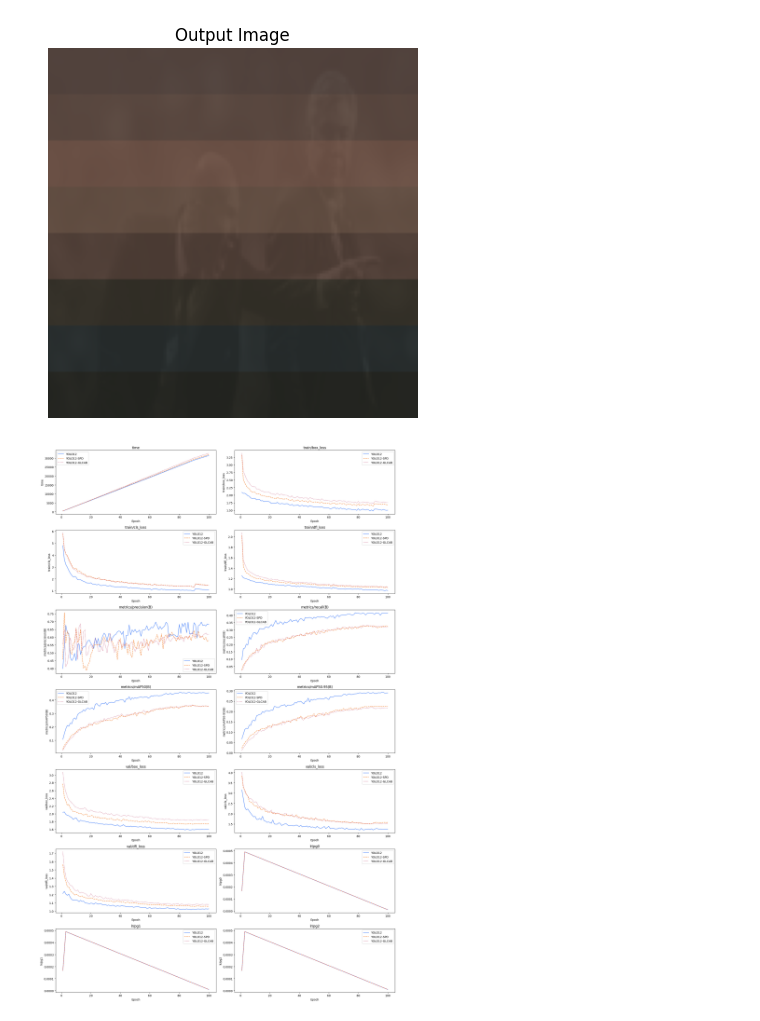
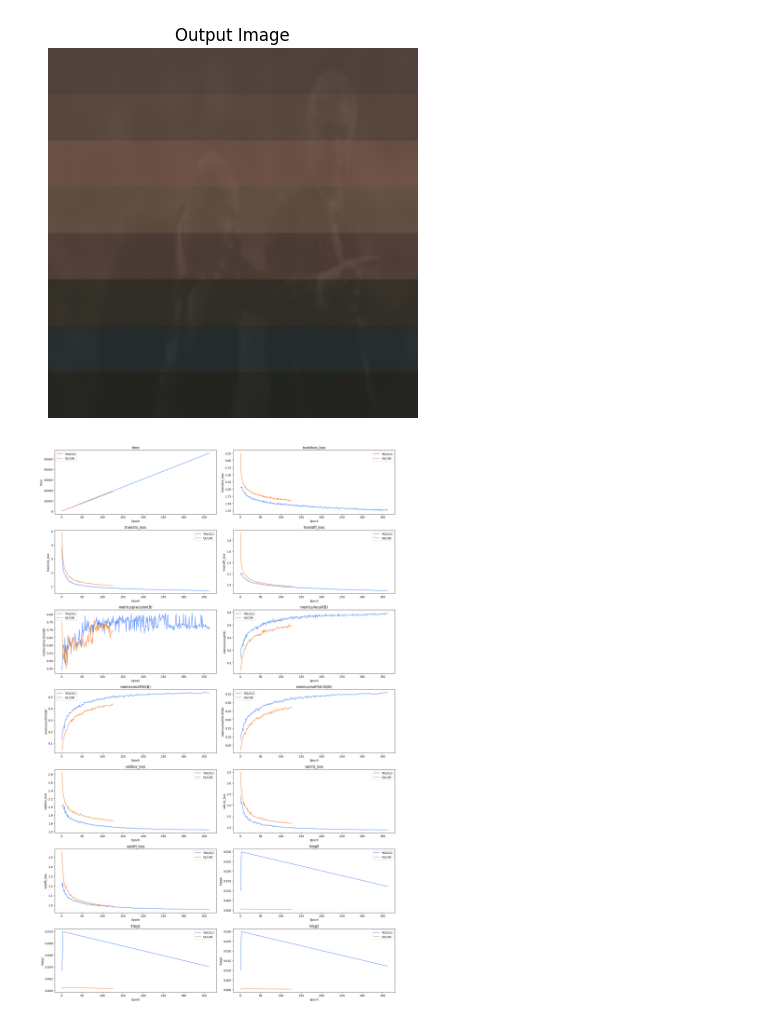
Before and after one commit to osiastossou/gl-yolo, a Jupyter notebook: analyse.ipynb, the cells around one changed output. Cells and saved outputs as stored; diff of their text form; code cells hidden in the pictures.

```diff
--- a/analyse.ipynb
+++ b/analyse.ipynb
@@ -120,36 +120,35 @@ import pandas as pd
 import matplotlib.pyplot as plt
 
 # Charger les fichiers
-df1 = pd.read_csv("rs/yolo12-DOTA-100_1280.csv")
-df2 = pd.read_csv("rs/yolo12-spd-DOTA-100_1280.csv")
-df3 = pd.read_csv("rs/yolo12-glcab-full-DOTA-100_1280.csv")
+df1 = pd.read_csv("rs600/yolo12-DOTA-600_1280.csv")
+df2 = pd.read_csv("rs600/glcab-full.csv")
 
 # Epoch (colonne 0)
 epochs = df1.iloc[:, 0]
+epochs1 = df2.iloc[:, 0]
 
 # Sélection des 14 métriques
 metrics = df1.columns[1:15]
 
 # Création des subplots (7 lignes × 2 colonnes = 14 graphes)
 fig, axes = plt.subplots(7, 2, figsize=(18, 28))
 axes = axes.flatten()
 
 for i, metric in enumerate(metrics):
     axes[i].plot(epochs, df1[metric], label="YOLO12")
-    axes[i].plot(epochs, df2[metric], linestyle="--", label="YOLO12-SPD")
-    axes[i].plot(epochs, df3[metric], linestyle=":", label="YOLO12-GLCAB")
+    axes[i].plot(epochs1, df2[metric], label="GLCAB")
 
     axes[i].set_title(metric)
     axes[i].set_xlabel("Epoch")
     axes[i].set_ylabel(metric)
     axes[i].legend()
 
 plt.tight_layout()
 
 # Sauvegarde image
 plt.savefig("comparison_metrics.png")
 
 # Affichage
 plt.show()
 # %% [output]
-[figure, old version]
+[figure, new version]
```
Also changed, not shown: 11 other files.
